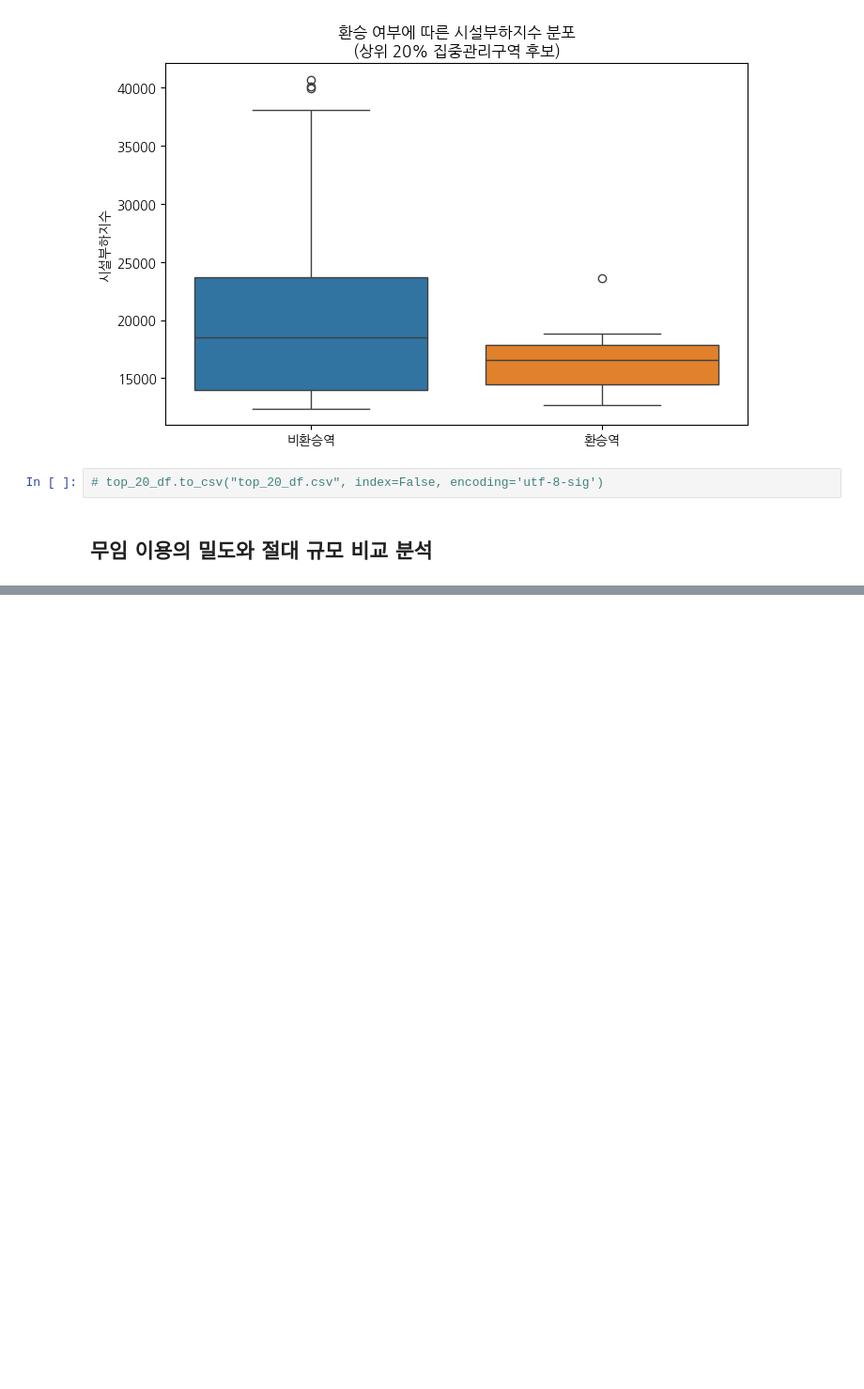
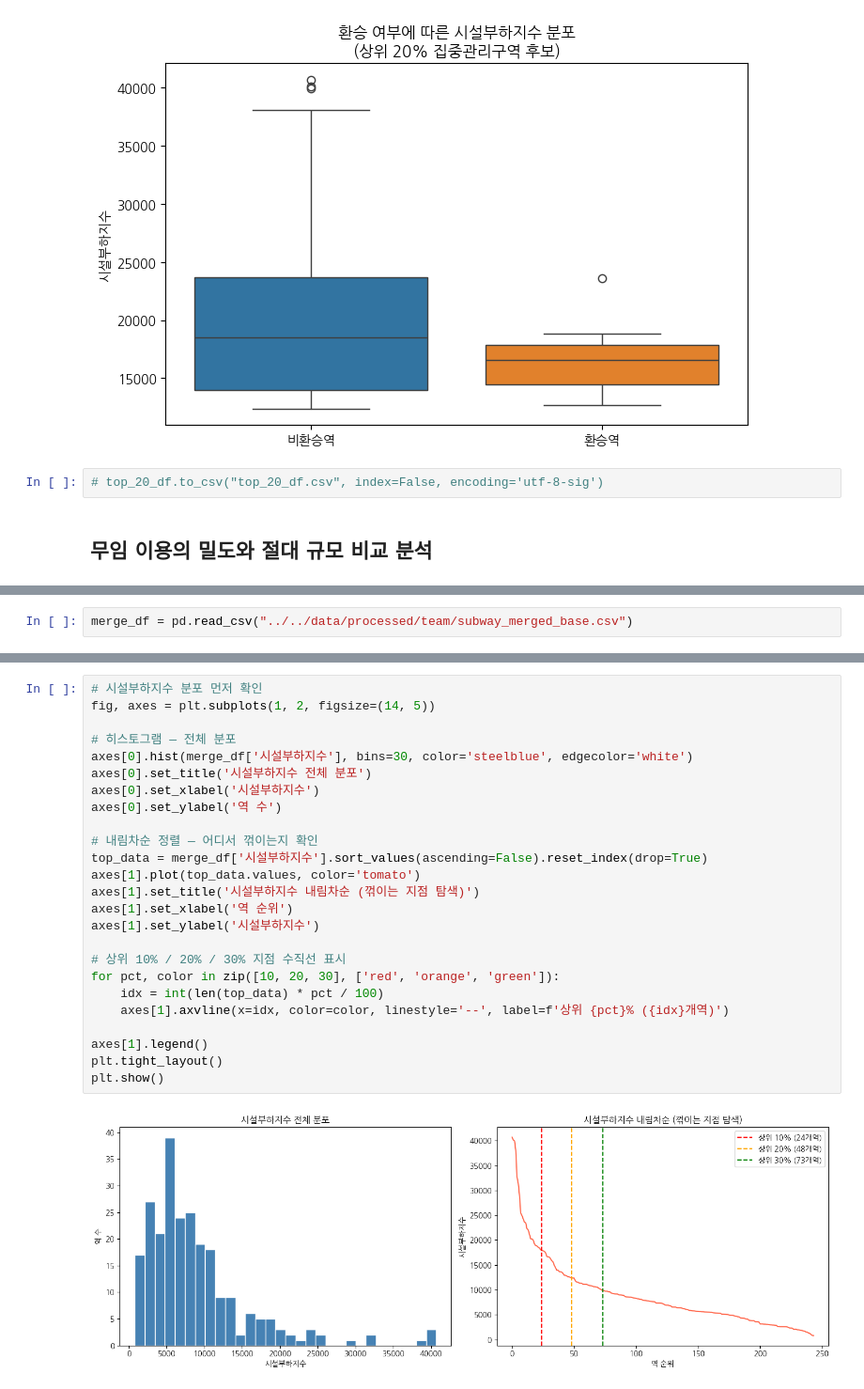
Before and after one commit to JsunXCIX/sprint-p1-basic, a Jupyter notebook: notebooks/team/team7_total_code.ipynb, the cells around one changed output, grey strips where cells are left out. Shown at 94% size. Cells and saved outputs as stored; diff of their text form; blank space fills up the shorter version.

```diff
--- a/notebooks/team/team7_total_code.ipynb
+++ b/notebooks/team/team7_total_code.ipynb
@@ -2988,0 +3240,2 @@ plt.show()
+# %%
+merge_df = pd.read_csv("../../data/processed/team/subway_merged_base.csv")
@@ -2988,0 +3251,27 @@ plt.show()
+# %%
+# 시설부하지수 분포 먼저 확인
+fig, axes = plt.subplots(1, 2, figsize=(14, 5))
+
+# 히스토그램 — 전체 분포
+axes[0].hist(merge_df['시설부하지수'], bins=30, color='steelblue', edgecolor='white')
+axes[0].set_title('시설부하지수 전체 분포')
+axes[0].set_xlabel('시설부하지수')
+axes[0].set_ylabel('역 수')
+
+# 내림차순 정렬 — 어디서 꺾이는지 확인
+top_data = merge_df['시설부하지수'].sort_values(ascending=False).reset_index(drop=True)
+axes[1].plot(top_data.values, color='tomato')
+axes[1].set_title('시설부하지수 내림차순 (꺾이는 지점 탐색)')
+axes[1].set_xlabel('역 순위')
+axes[1].set_ylabel('시설부하지수')
+
+# 상위 10% / 20% / 30% 지점 수직선 표시
+for pct, color in zip([10, 20, 30], ['red', 'orange', 'green']):
+    idx = int(len(top_data) * pct / 100)
+    axes[1].axvline(x=idx, color=color, linestyle='--', label=f'상위 {pct}% ({idx}개역)')
+
+axes[1].legend()
+plt.tight_layout()
+plt.show()
+# %% [output]
+[figure, added]
```
Also changed, not shown: parts of 50 cells of this notebook.
